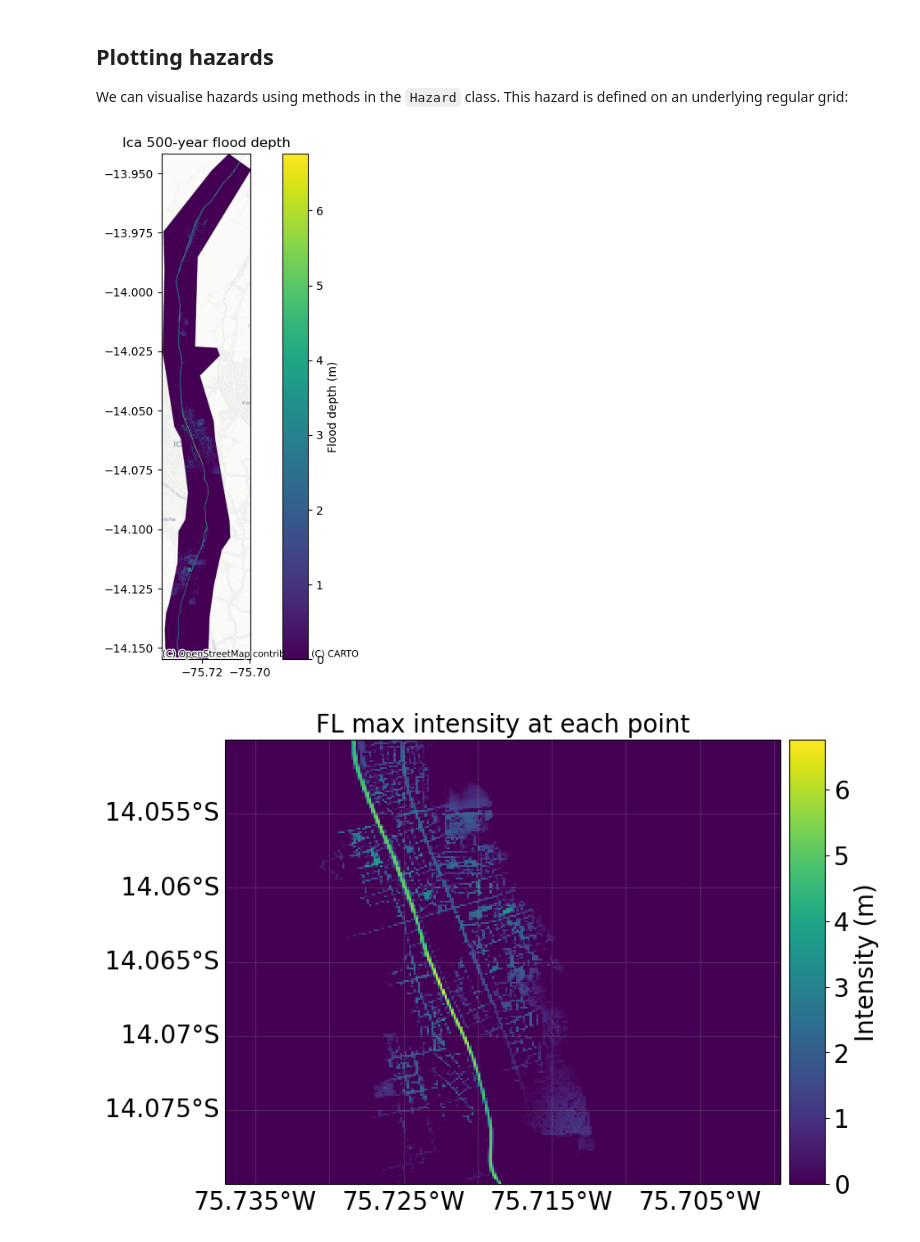
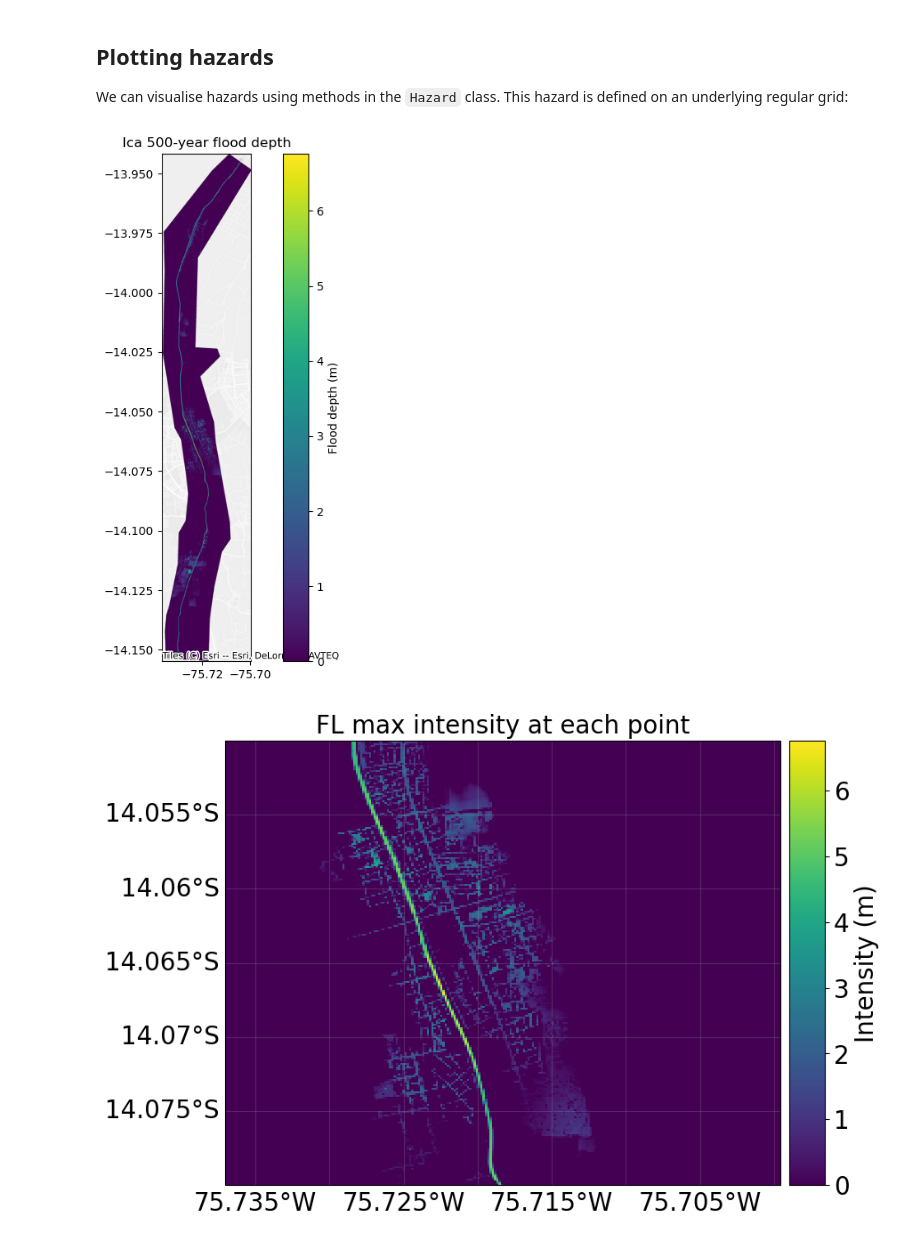
Before and after one commit to AnalyticsTeamUNUEHS/CLIMADA_starter_packs, a Jupyter notebook: starter_pack_peru/notebooks/03_hazard.ipynb, the cells around one changed output. Saved outputs shown, nothing was run; the diff lists cells and outputs as text; code cells hidden in the pictures.

Commit message:
Change basemaps from CartoDB to ESRI
Now that CartoDB requires an API key

```diff
--- a/starter_pack_peru/notebooks/03_hazard.ipynb
+++ b/starter_pack_peru/notebooks/03_hazard.ipynb
@@ -135,35 +135,35 @@ import contextily as ctx
 # Instead: plot the highest return period raster file using rasterio and matplotlib directly
 raster_path = haz_filepaths[-1]
 
 with rasterio.open(raster_path) as src:
     raster_data = src.read(1, masked=True)
 
     bounds = src.bounds
     extent = [bounds.left, bounds.right, bounds.bottom, bounds.top]
     raster_crs = src.crs
 
 fig, ax = plt.subplots(figsize=(10, 8))
 
 # Set map extent to raster bounds (in raster CRS, EPSG:4326 here)
 ax.set_xlim(extent[0], extent[1])
 ax.set_ylim(extent[2], extent[3])
 
 # Add basemap
-ctx.add_basemap(ax, crs=raster_crs, source=ctx.providers.CartoDB.Positron, zoom=13)
+ctx.add_basemap(ax, crs=raster_crs, source=ctx.providers.Esri.WorldGrayCanvas, zoom=13)
 
 # Overlay raster
 img = ax.imshow(
     raster_data,
     extent=extent,
     cmap="viridis",
     origin="upper",
 )
 
 plt.colorbar(img, ax=ax, label="Flood depth (m)")
 ax.set_title(f"Ica 500-year flood depth")
 plt.show()
 # %% [output]
-[figure, old version]
+[figure, new version]
 # %%
 # Let's zoom in and plot some smaller areas:
 
```
Also changed, not shown: parts of 1 cell of this notebook, 15 other files.
